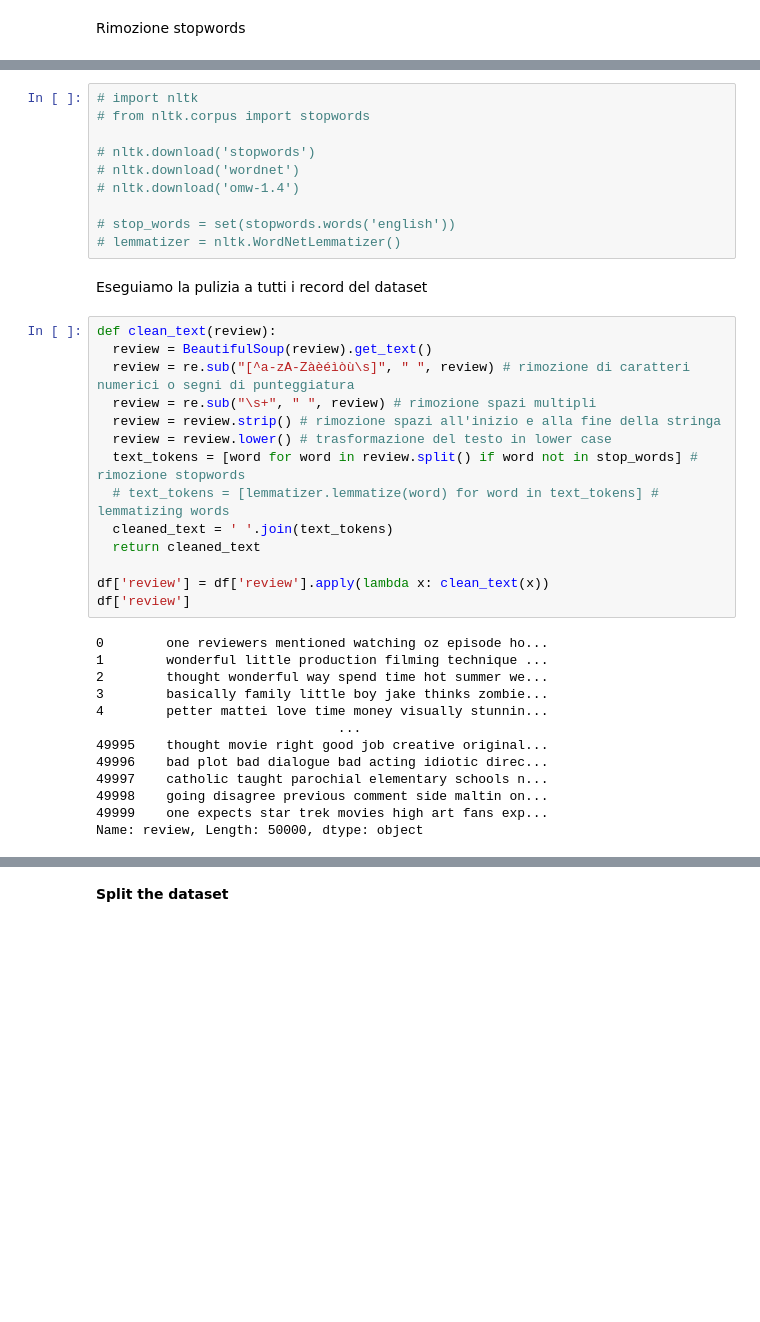
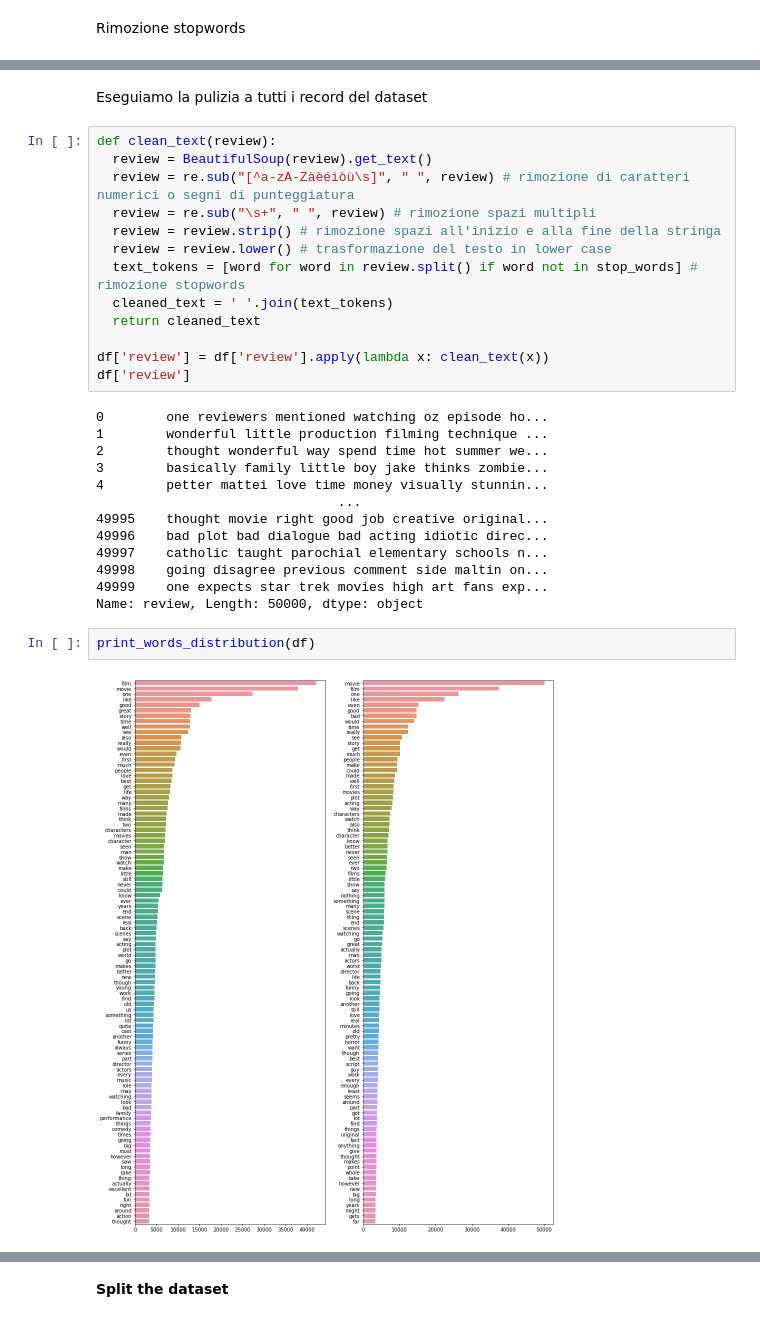
Before and after one commit to FrancescaMoi/SentymentAnalysis, a Jupyter notebook: sentyment_analysis_IMDb_review.ipynb, the cells around one changed output, grey strips where cells are left out. Drawn from its saved outputs; the diff is of its cells as text; blank space fills up the shorter version.

Commit message:
Added text analysis | added lr and knn training

```diff
--- a/sentyment_analysis_IMDb_review.ipynb
+++ b/sentyment_analysis_IMDb_review.ipynb
@@ -183,13 +217,3 @@ cleaned_review
-# %%
-# import nltk
-# from nltk.corpus import stopwords
-
-# nltk.download('stopwords')
-# nltk.download('wordnet')
-# nltk.download('omw-1.4')
-
-# stop_words = set(stopwords.words('english'))
-# lemmatizer = nltk.WordNetLemmatizer()
 # %% [markdown]
 Eseguiamo la pulizia a tutti i record del dataset
 # %%
@@ -200,7 +224,6 @@ def clean_text(review):
   review = review.strip() # rimozione spazi all'inizio e alla fine della stringa
   review = review.lower() # trasformazione del testo in lower case
   text_tokens = [word for word in review.split() if word not in stop_words] # rimozione stopwords
-  # text_tokens = [lemmatizer.lemmatize(word) for word in text_tokens] # lemmatizing words
   cleaned_text = ' '.join(text_tokens)
   return cleaned_text
 
@@ -219,3 +242,7 @@ df['review']
 49998    going disagree previous comment side maltin on...
 49999    one expects star trek movies high art fans exp...
 Name: review, Length: 50000, dtype: object
+# %%
+print_words_distribution(df)
+# %% [output]
+[figure, added]
```
Also changed, not shown: parts of 19 cells of this notebook.
